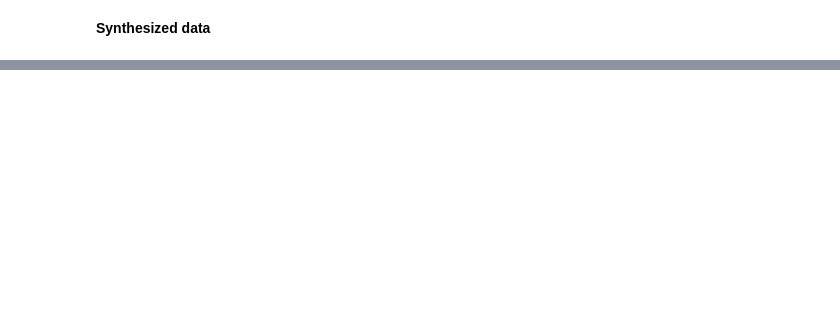
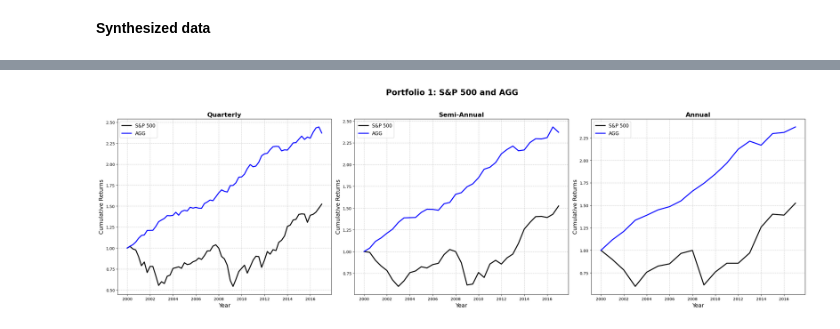
Before and after one commit to FlyingParachute/MathFin_RL, a Jupyter notebook: src/data_process.ipynb, the cells around one changed output, grey strips where cells are left out. Drawn from its saved outputs; the diff is of its cells as text; code cells hidden in the pictures; blank space fills up the shorter version.

```diff
--- a/src/data_process.ipynb
+++ b/src/data_process.ipynb
@@ -138,2 +159,14 @@ TNX_semi_annual.head()
 # %% [markdown]
 **Synthesized data**
+# %%
+# 新增：索引对齐
+'''
+#sp500_quarterly.index = pd.to_datetime(sp500_quarterly.index).to_period('Q').to_timestamp(how='end')
+sp500_annual.index = pd.to_datetime(sp500_annual.index).to_period('A').to_timestamp(how='end')
+
+#AGG_quarterly.index = pd.to_datetime(AGG_quarterly.index).to_period('Q').to_timestamp(how='end')
+AGG_annual.index = pd.to_datetime(AGG_annual.index).to_period('A').to_timestamp(how='end')
+
+#TNOTE_quarterly.index = pd.to_datetime(TNOTE_quarterly.index).to_period('Q').to_timestamp(how='end')
+TNOTE_annual.index = pd.to_datetime(TNOTE_annual.index).to_period('A').to_timestamp(how='end')
+'''
@@ -226,0 +237,67 @@ plt.tight_layout()
+# %%
+plot_start_date = '2000-01-01'
+plot_end_date = '2016-12-31'
+
+# 数据准备
+plot_data_1_quarterly = ptf_1_quarterly.loc[plot_start_date:plot_end_date]
+plot_data_1_semi_annual = ptf_1_semi_annual.loc[plot_start_date:plot_end_date]
+plot_data_1_annual = ptf_1_annual.loc[plot_start_date:plot_end_date]
+
+# 创建画布
+plt.figure(figsize=(25, 8))
+
+# 辅助函数：添加起始点并排序
+def add_initial_point(data_series, initial_date):
+    initial_series = pd.Series(1, index=[pd.Timestamp(initial_date)])
+    return pd.concat([initial_series, data_series]).sort_index()
+
+# Quarterly
+plt.subplot(1, 3, 1)
+# 计算累积收益
+spx_q = (1 + plot_data_1_quarterly['SPXret_1q']).cumprod()
+agg_q = (1 + plot_data_1_quarterly['AGGret_1q']).cumprod()
+# 添加起始点
+spx_q = add_initial_point(spx_q, plot_start_date)
+agg_q = add_initial_point(agg_q, plot_start_date)
+# 绘图
+plt.plot(spx_q, label='S&P 500', linewidth=2.5, color='black')
+plt.plot(agg_q, label='AGG', linewidth=2.5, color='blue')
+plt.title('Quarterly', fontsize=16, fontweight='bold')
+plt.xlabel('Year', fontsize=14)
+plt.ylabel('Cumulative Returns', fontsize=14)
+plt.grid(True, linestyle='--', alpha=0.7)
+plt.legend(loc='upper left', fontsize=12)
+
+# Semi-Annual
+plt.subplot(1, 3, 2)
+spx_s = (1 + plot_data_1_semi_annual['SPXret_s']).cumprod()
+agg_s = (1 + plot_data_1_semi_annual['AGGret_s']).cumprod()
+spx_s = add_initial_point(spx_s, plot_start_date)
+agg_s = add_initial_point(agg_s, plot_start_date)
+plt.plot(spx_s, label='S&P 500', linewidth=2.5, color='black')
+plt.plot(agg_s, label='AGG', linewidth=2.5, color='blue')
+plt.title('Semi-Annual', fontsize=16, fontweight='bold')
+plt.xlabel('Year', fontsize=14)
+plt.ylabel('Cumulative Returns', fontsize=14)
+plt.grid(True, linestyle='--', alpha=0.7)
+plt.legend(loc='upper left', fontsize=12)
+
+# Annual
+plt.subplot(1, 3, 3)
+spx_a = (1 + plot_data_1_annual['SPXret_a']).cumprod()
+agg_a = (1 + plot_data_1_annual['AGGret_a']).cumprod()
+spx_a = add_initial_point(spx_a, plot_start_date)
+agg_a = add_initial_point(agg_a, plot_start_date)
+plt.plot(spx_a, label='S&P 500', linewidth=2.5, color='black')
+plt.plot(agg_a, label='AGG', linewidth=2.5, color='blue')
+plt.title('Annual', fontsize=16, fontweight='bold')
+plt.xlabel('Year', fontsize=14)
+plt.ylabel('Cumulative Returns', fontsize=14)
+plt.grid(True, linestyle='--', alpha=0.7)
+plt.legend(loc='upper left', fontsize=12)
+
+plt.suptitle('Portfolio 1: S&P 500 and AGG', fontsize=20, fontweight='bold')
+plt.tight_layout(rect=[0, 0, 1, 0.95])
+plt.show()
+# %% [output]
+[figure, added]
```
Also changed, not shown: parts of 16 cells of this notebook, 3 other files.
